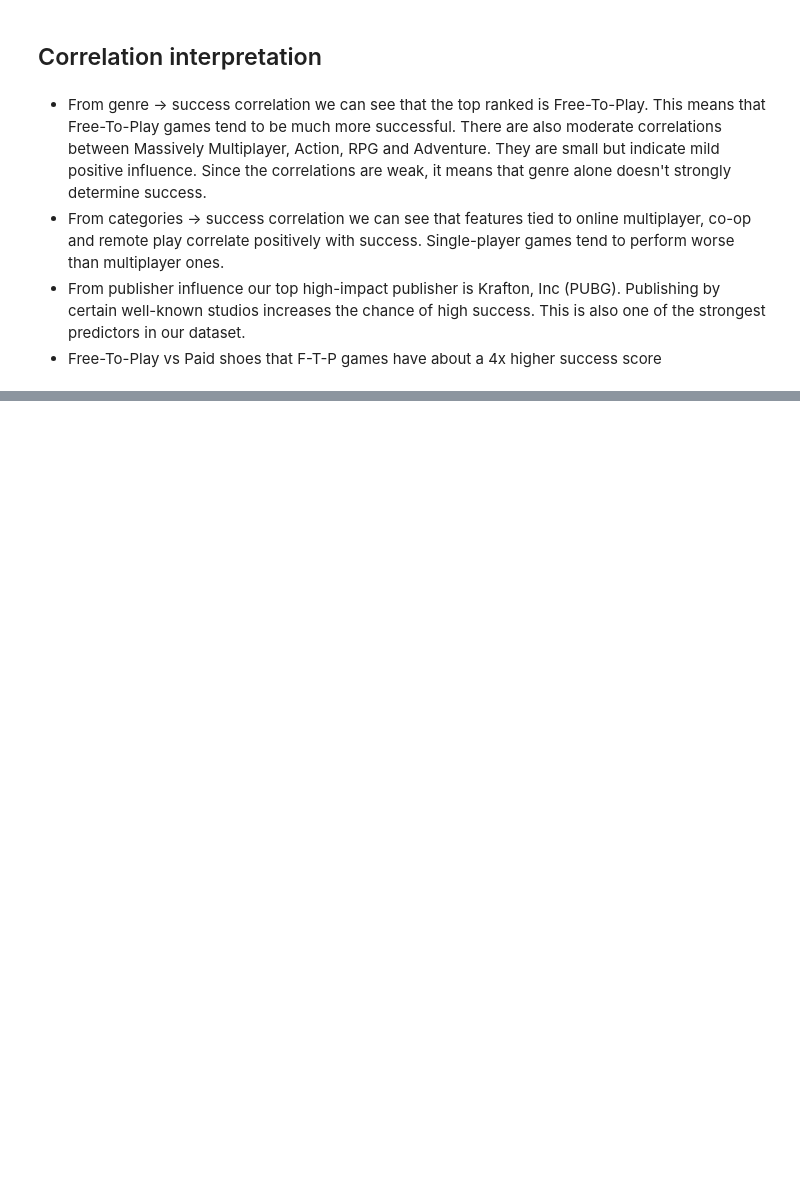
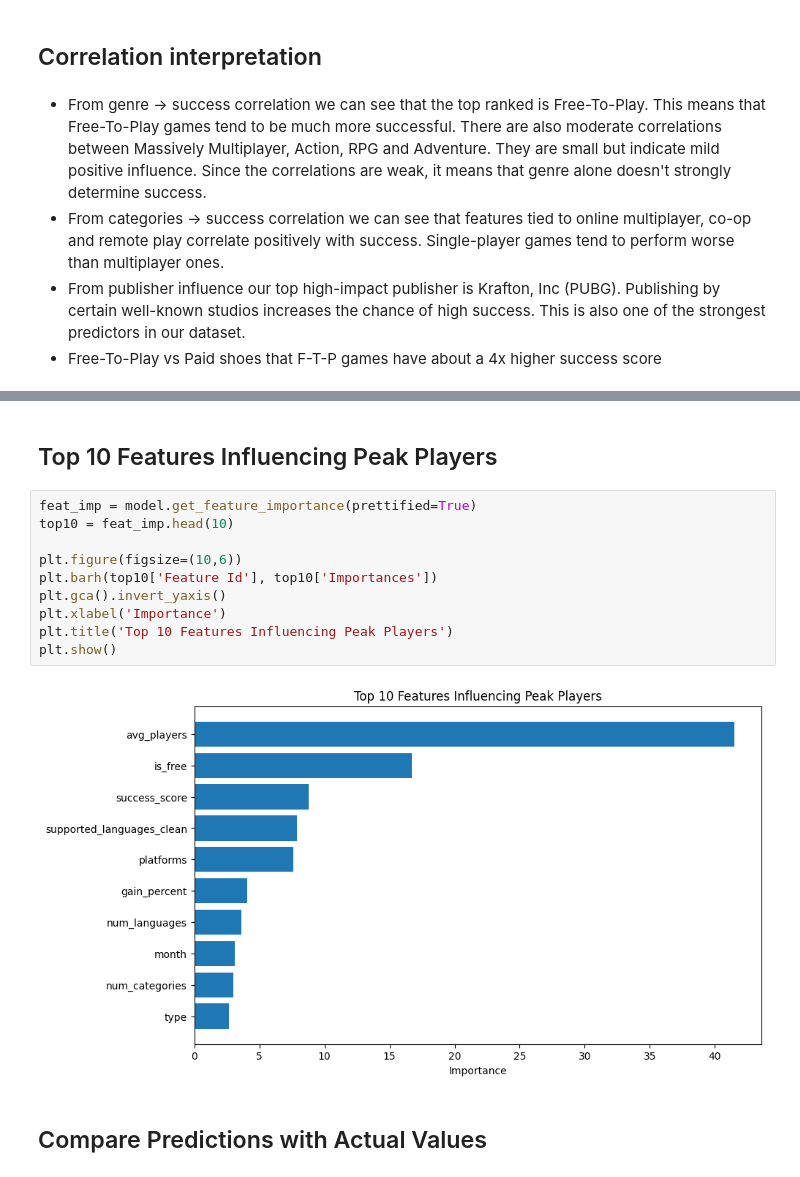
Before and after one commit to khpallon/predicting-steam-game-popularity, a Jupyter notebook: SteamGamePopularity.ipynb, the cells around one changed output, grey strips where cells are left out. Cells and saved outputs as stored; diff of their text form; blank space fills up the shorter version.

Commit message:
pred model

```diff
--- a/SteamGamePopularity.ipynb
+++ b/SteamGamePopularity.ipynb
@@ -622,0 +742,16 @@ Name: success_score, dtype: float64
+# %% [markdown]
+## Top 10 Features Influencing Peak Players
+# %%
+feat_imp = model.get_feature_importance(prettified=True)
+top10 = feat_imp.head(10)
+
+plt.figure(figsize=(10,6))
+plt.barh(top10['Feature Id'], top10['Importances'])
+plt.gca().invert_yaxis()
+plt.xlabel('Importance')
+plt.title('Top 10 Features Influencing Peak Players')
+plt.show()
+# %% [output]
+[figure, added]
+# %% [markdown]
+## Compare Predictions with Actual Values
```
Also changed, not shown: parts of 16 cells of this notebook, 6 other files.
